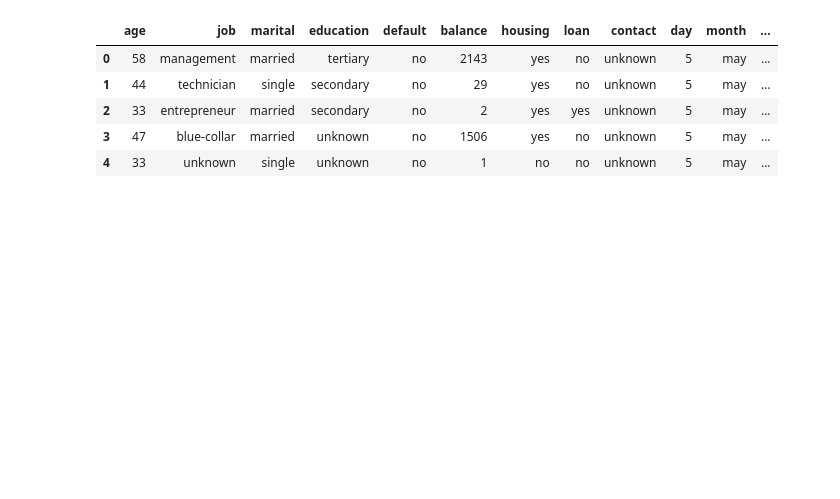
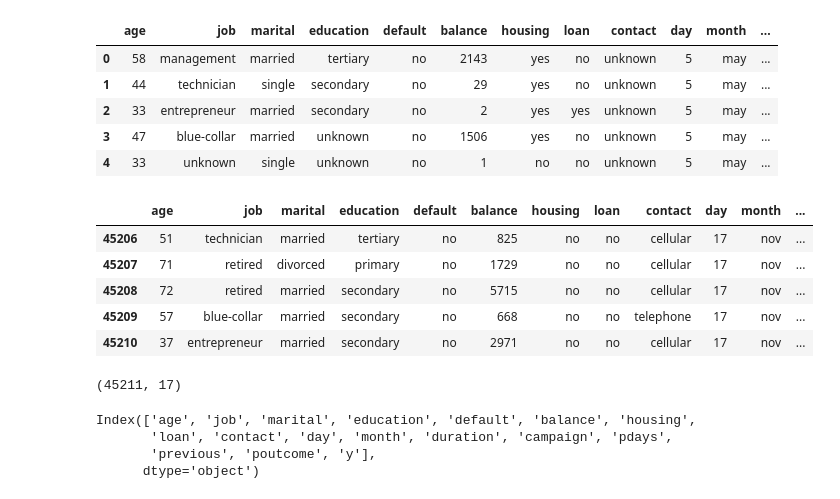
Before and after one commit to bimal-bp/Bank-Marketing-Effectiveness-Prediction-ML-Classification, a Jupyter notebook: project.ipynb, the cells around one changed output. Drawn from its saved outputs; the diff is of its cells as text; code cells hidden in the pictures; blank space fills up the shorter version.

```diff
--- a/project.ipynb
+++ b/project.ipynb
@@ -90,3 +130,26 @@ df.head()
 | 2 | 33 | entrepreneur | married | secondary | no | 2 | yes | yes | unknown | 5 | may | ... |
 | 3 | 47 | blue-collar | married | unknown | no | 1506 | yes | no | unknown | 5 | may | ... |
 | 4 | 33 | unknown | single | unknown | no | 1 | no | no | unknown | 5 | may | ... |
+# %%
+# Last five observations
+df.tail()
+# %% [output]
+|  | age | job | marital | education | default | balance | housing | loan | contact | day | month | ... |
+| 45206 | 51 | technician | married | tertiary | no | 825 | no | no | cellular | 17 | nov | ... |
+| 45207 | 71 | retired | divorced | primary | no | 1729 | no | no | cellular | 17 | nov | ... |
+| 45208 | 72 | retired | married | secondary | no | 5715 | no | no | cellular | 17 | nov | ... |
+| 45209 | 57 | blue-collar | married | secondary | no | 668 | no | no | telephone | 17 | nov | ... |
+| 45210 | 37 | entrepreneur | married | secondary | no | 2971 | no | no | cellular | 17 | nov | ... |
+# %%
+# Checking shape of the dataset
+df.shape
+# %% [output]
+(45211, 17)
+# %%
+# Checking columns name of dataset
+df.columns
+# %% [output]
+Index(['age', 'job', 'marital', 'education', 'default', 'balance', 'housing',
+       'loan', 'contact', 'day', 'month', 'duration', 'campaign', 'pdays',
+       'previous', 'poutcome', 'y'],
+      dtype='object')
```
Also changed, not shown: parts of 7 cells of this notebook, 1 other file.
